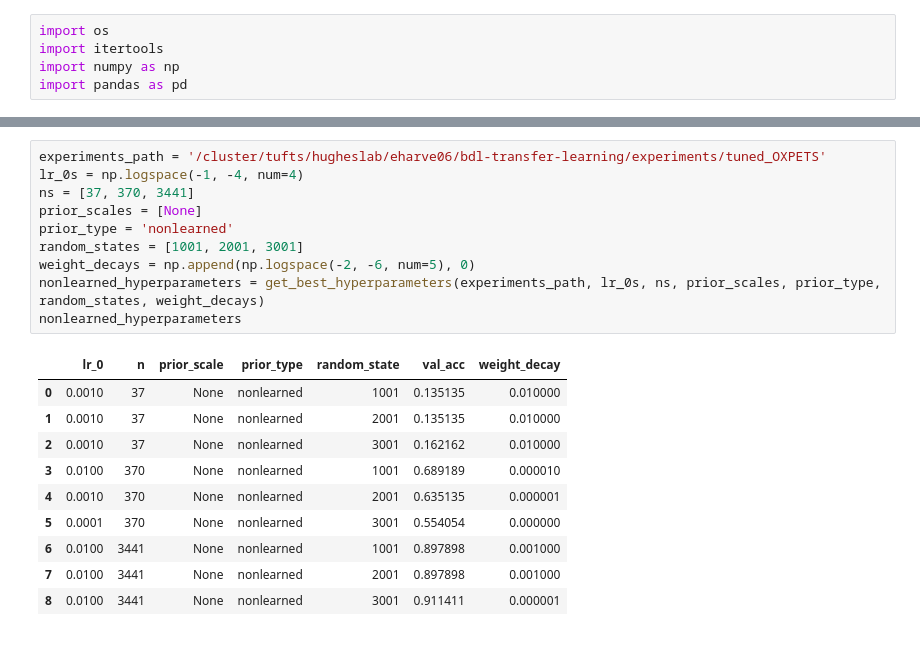
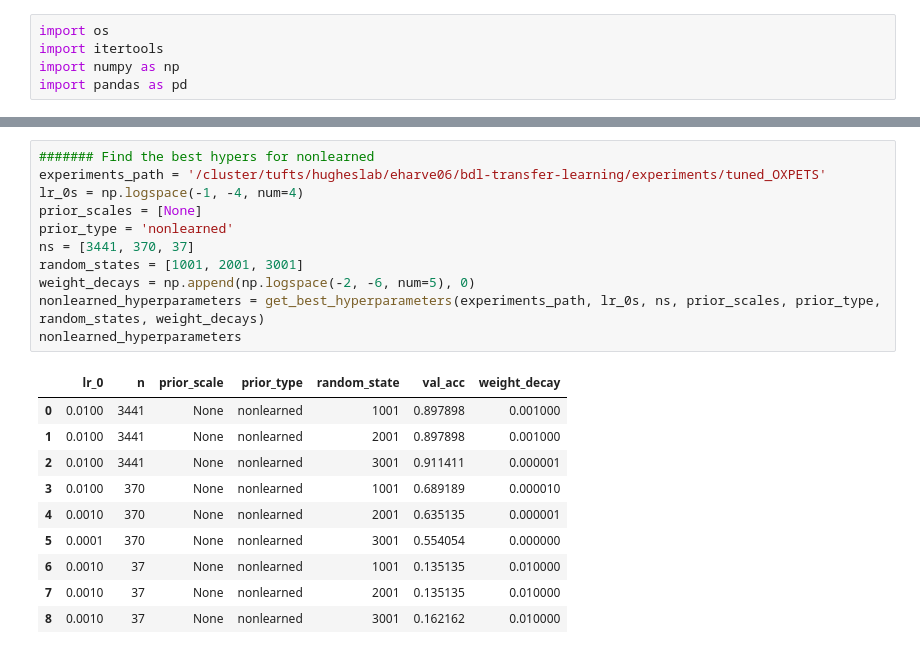
Before and after one commit to tufts-ml/bdl-transfer-learning, a Jupyter notebook: notebooks/OXPETS.ipynb, the cells around one changed output, grey strips where cells are left out. Drawn from its saved outputs; the diff is of its cells as text.

```diff
--- a/notebooks/OXPETS.ipynb
+++ b/notebooks/OXPETS.ipynb
@@ -120,21 +162,22 @@ def get_results(df, experiments_path):
 # %%
+####### Find the best hypers for nonlearned
 experiments_path = '/cluster/tufts/hugheslab/eharve06/bdl-transfer-learning/experiments/tuned_OXPETS'
 lr_0s = np.logspace(-1, -4, num=4)
-ns = [37, 370, 3441]
 prior_scales = [None]
 prior_type = 'nonlearned'
+ns = [3441, 370, 37]
 random_states = [1001, 2001, 3001]
 weight_decays = np.append(np.logspace(-2, -6, num=5), 0)
 nonlearned_hyperparameters = get_best_hyperparameters(experiments_path, lr_0s, ns, prior_scales, prior_type, random_states, weight_decays)
 nonlearned_hyperparameters
 # %% [output]
 |  | lr_0 | n | prior_scale | prior_type | random_state | val_acc | weight_decay |
-| 0 | 0.0010 | 37 | None | nonlearned | 1001 | 0.135135 | 0.010000 |
-| 1 | 0.0010 | 37 | None | nonlearned | 2001 | 0.135135 | 0.010000 |
-| 2 | 0.0010 | 37 | None | nonlearned | 3001 | 0.162162 | 0.010000 |
+| 0 | 0.0100 | 3441 | None | nonlearned | 1001 | 0.897898 | 0.001000 |
+| 1 | 0.0100 | 3441 | None | nonlearned | 2001 | 0.897898 | 0.001000 |
+| 2 | 0.0100 | 3441 | None | nonlearned | 3001 | 0.911411 | 0.000001 |
 | 3 | 0.0100 | 370 | None | nonlearned | 1001 | 0.689189 | 0.000010 |
 | 4 | 0.0010 | 370 | None | nonlearned | 2001 | 0.635135 | 0.000001 |
 | 5 | 0.0001 | 370 | None | nonlearned | 3001 | 0.554054 | 0.000000 |
-| 6 | 0.0100 | 3441 | None | nonlearned | 1001 | 0.897898 | 0.001000 |
-| 7 | 0.0100 | 3441 | None | nonlearned | 2001 | 0.897898 | 0.001000 |
-| 8 | 0.0100 | 3441 | None | nonlearned | 3001 | 0.911411 | 0.000001 |
+| 6 | 0.0010 | 37 | None | nonlearned | 1001 | 0.135135 | 0.010000 |
+| 7 | 0.0010 | 37 | None | nonlearned | 2001 | 0.135135 | 0.010000 |
+| 8 | 0.0010 | 37 | None | nonlearned | 3001 | 0.162162 | 0.010000 |
```
Also changed, not shown: parts of 33 cells of this notebook.
